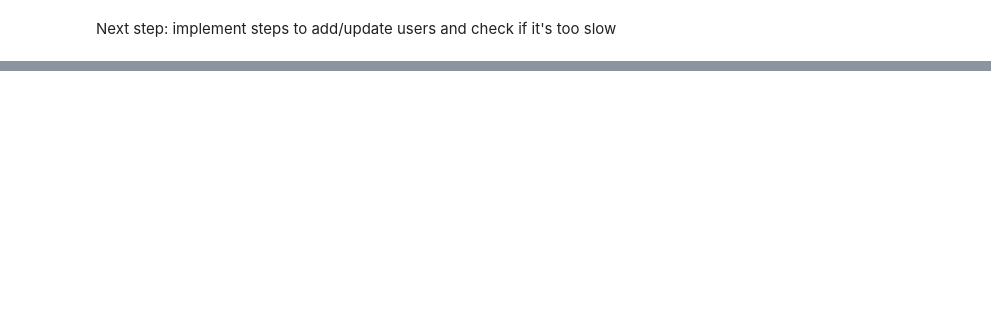
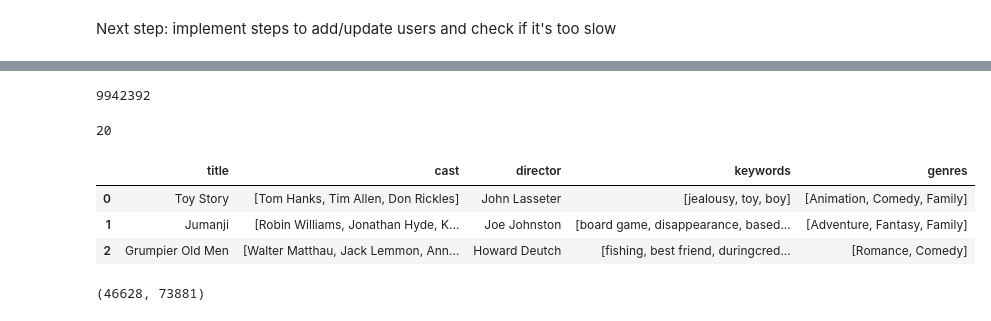
Before and after one commit to mathpn/movie-recommender, a Jupyter notebook: eda.ipynb, the cells around one changed output, grey strips where cells are left out. Cells and saved outputs as stored; diff of their text form; code cells hidden in the pictures; blank space fills up the shorter version.

Commit message:
finalized KFM code with new user addition and draft of content-based recommentations

```diff
--- a/eda.ipynb
+++ b/eda.ipynb
@@ -41,2 +109,0 @@ cross_validate(svd, data, measures=['RMSE', 'MAE'], cv=5, verbose=True)
-# %%
-pred = [svd.predict(1, i).est for i in range(100)]
@@ -163,0 +448,54 @@ Next step: implement steps to add/update users and check if it's too slow
+# %%
+import sys
+tfidf_matrix.data.nbytes
+# %% [output]
+9942392
+# %%
+import json
+from ast import literal_eval
+
+features = ['cast', 'crew', 'keywords', 'genres']
+
+for feature in features:
+    movies_metadata[feature] = movies_metadata[feature].apply(literal_eval)
+
+def get_genres(genres):
+    return [x['name'] for x in genres]
+
+print(len(set(x for sublist in movies_metadata['genres'].apply(get_genres) for x in sublist)))
+# %% [output]
+20
+# %%
+# Get the director's name from the crew feature. If director is not listed, return NaN
+def get_director(x):
+    for i in x:
+        if i['job'] == 'Director':
+            return i['name']
+    return np.nan
+
+
+# Returns the list top 3 elements or entire list; whichever is more.
+def get_list(x):
+    if isinstance(x, list):
+        names = [i['name'] for i in x]
+        #Check if more than 3 elements exist. If yes, return only first three. If no, return entire list.
+        if len(names) > 3:
+            names = names[:3]
+        return names
+
+    #Return empty list in case of missing/malformed data
+    return []
+# %%
+# Define new director, cast, genres and keywords features that are in a suitable form.
+movies_metadata['director'] = movies_metadata['crew'].apply(get_director)
+
+features = ['cast', 'keywords', 'genres']
+for feature in features:
+    movies_metadata[feature] = movies_metadata[feature].apply(get_list)
+# %%
+movies_metadata[['title', 'cast', 'director', 'keywords', 'genres']].head(3)
+# %% [output]
+|  | title | cast | director | keywords | genres |
+| 0 | Toy Story | [Tom Hanks, Tim Allen, Don Rickles] | John Lasseter | [jealousy, toy, boy] | [Animation, Comedy, Family] |
+| 1 | Jumanji | [Robin Williams, Jonathan Hyde, K... | Joe Johnston | [board game, disappearance, based... | [Adventure, Fantasy, Family] |
+| 2 | Grumpier Old Men | [Walter Matthau, Jack Lemmon, Ann... | Howard Deutch | [fishing, best friend, duringcred... | [Romance, Comedy] |
@@ -163,0 +522,10 @@ Next step: implement steps to add/update users and check if it's too slow
+# %%
+# Import CountVectorizer and create the count matrix
+from sklearn.feature_extraction.text import CountVectorizer
+
+count = CountVectorizer(stop_words='english')
+count_matrix = count.fit_transform(movies_metadata['soup'])
+
+print(count_matrix.shape)
+# %% [output]
+(46628, 73881)
```
Also changed, not shown: parts of 27 cells of this notebook.
